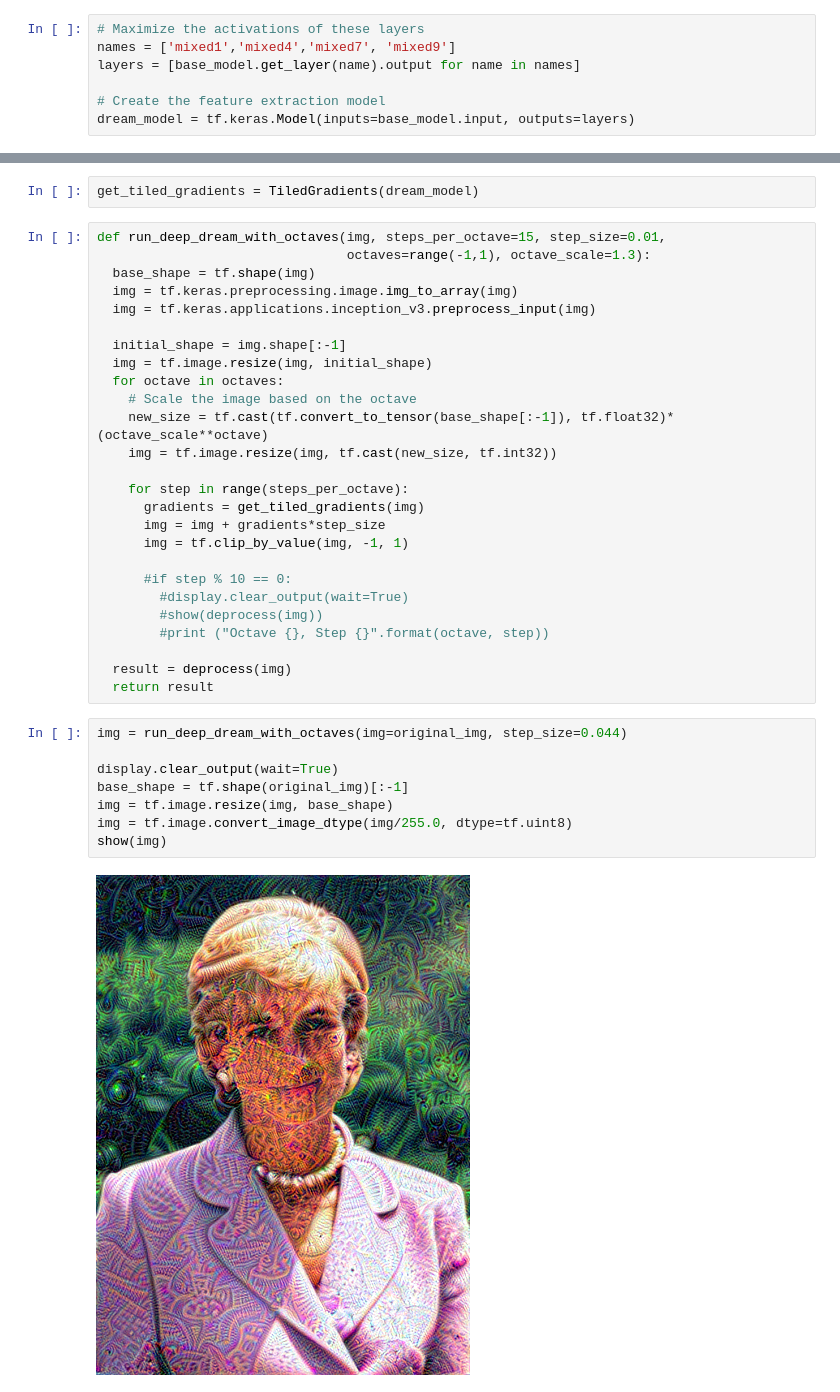
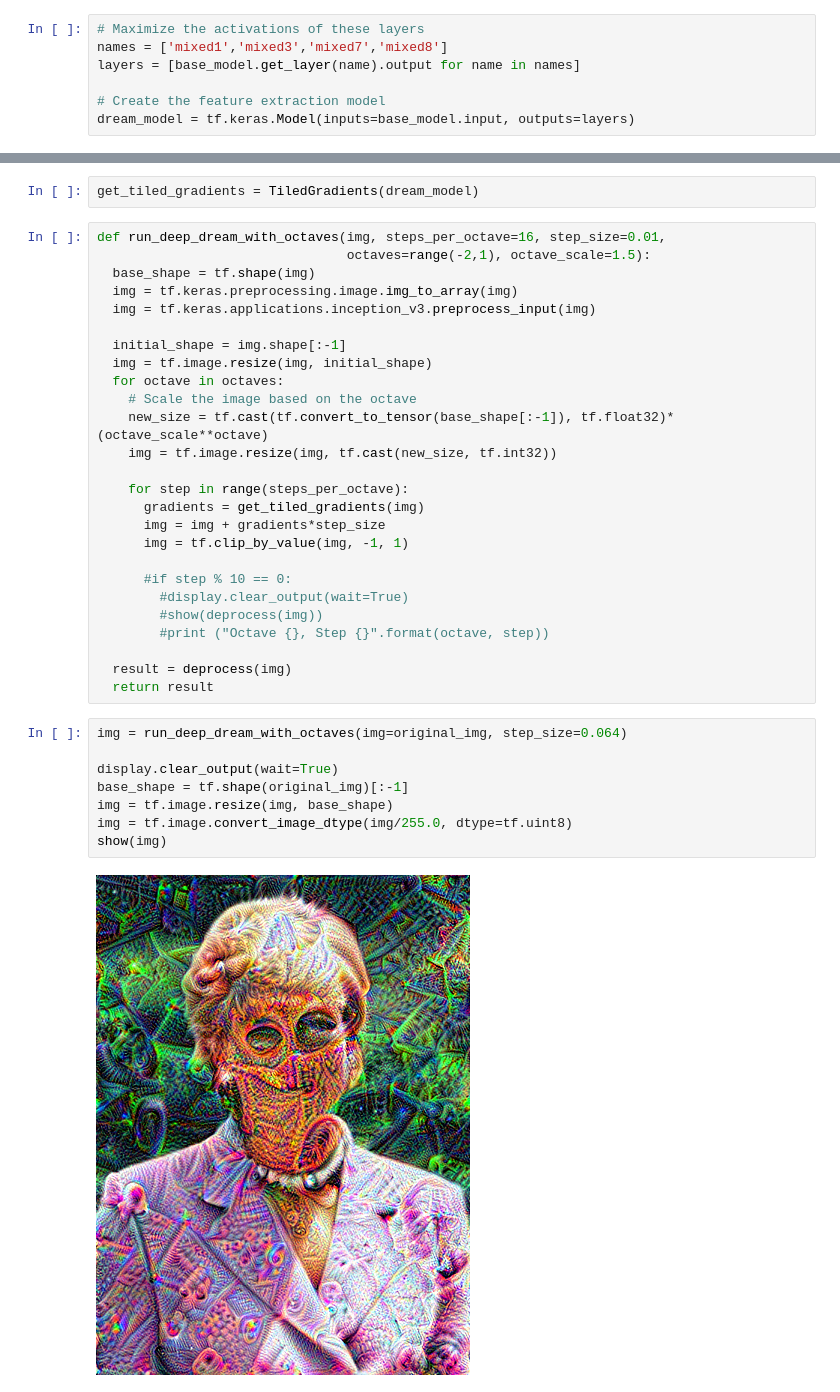
Before and after one commit to geovog/DeepDreamStream, a Jupyter notebook: DeepDreamStreamWebcamLan_v1.ipynb, the cells around one changed output, grey strips where cells are left out. Cells and saved outputs as stored; diff of their text form.

```diff
--- a/DeepDreamStreamWebcamLan_v1.ipynb
+++ b/DeepDreamStreamWebcamLan_v1.ipynb
@@ -48,7 +48,7 @@ Image cc-by: Von.grzanka
 base_model = tf.keras.applications.InceptionV3(include_top=False, weights='imagenet')
 # %%
 # Maximize the activations of these layers
-names = ['mixed1','mixed4','mixed7', 'mixed9']
+names = ['mixed1','mixed3','mixed7','mixed8']
 layers = [base_model.get_layer(name).output for name in names]
 
 # Create the feature extraction model
@@ -181,8 +181,8 @@ class TiledGradients(tf.Module):
 # %%
 get_tiled_gradients = TiledGradients(dream_model)
 # %%
-def run_deep_dream_with_octaves(img, steps_per_octave=15, step_size=0.01,
-                                octaves=range(-1,1), octave_scale=1.3):
+def run_deep_dream_with_octaves(img, steps_per_octave=16, step_size=0.01,
+                                octaves=range(-2,1), octave_scale=1.5):
   base_shape = tf.shape(img)
   img = tf.keras.preprocessing.image.img_to_array(img)
   img = tf.keras.applications.inception_v3.preprocess_input(img)
@@ -207,15 +207,15 @@ def run_deep_dream_with_octaves(img, steps_per_octave=15, step_size=0.01,
   result = deprocess(img)
   return result
 # %%
-img = run_deep_dream_with_octaves(img=original_img, step_size=0.044)
+img = run_deep_dream_with_octaves(img=original_img, step_size=0.064)
 
 display.clear_output(wait=True)
 base_shape = tf.shape(original_img)[:-1]
 img = tf.image.resize(img, base_shape)
 img = tf.image.convert_image_dtype(img/255.0, dtype=tf.uint8)
 show(img)
 # %% [output]
-[figure, old version]
+[figure, new version]
 # %%
 def startServer(montageW,montageH):
 
```
Also changed, not shown: parts of 2 cells of this notebook.
